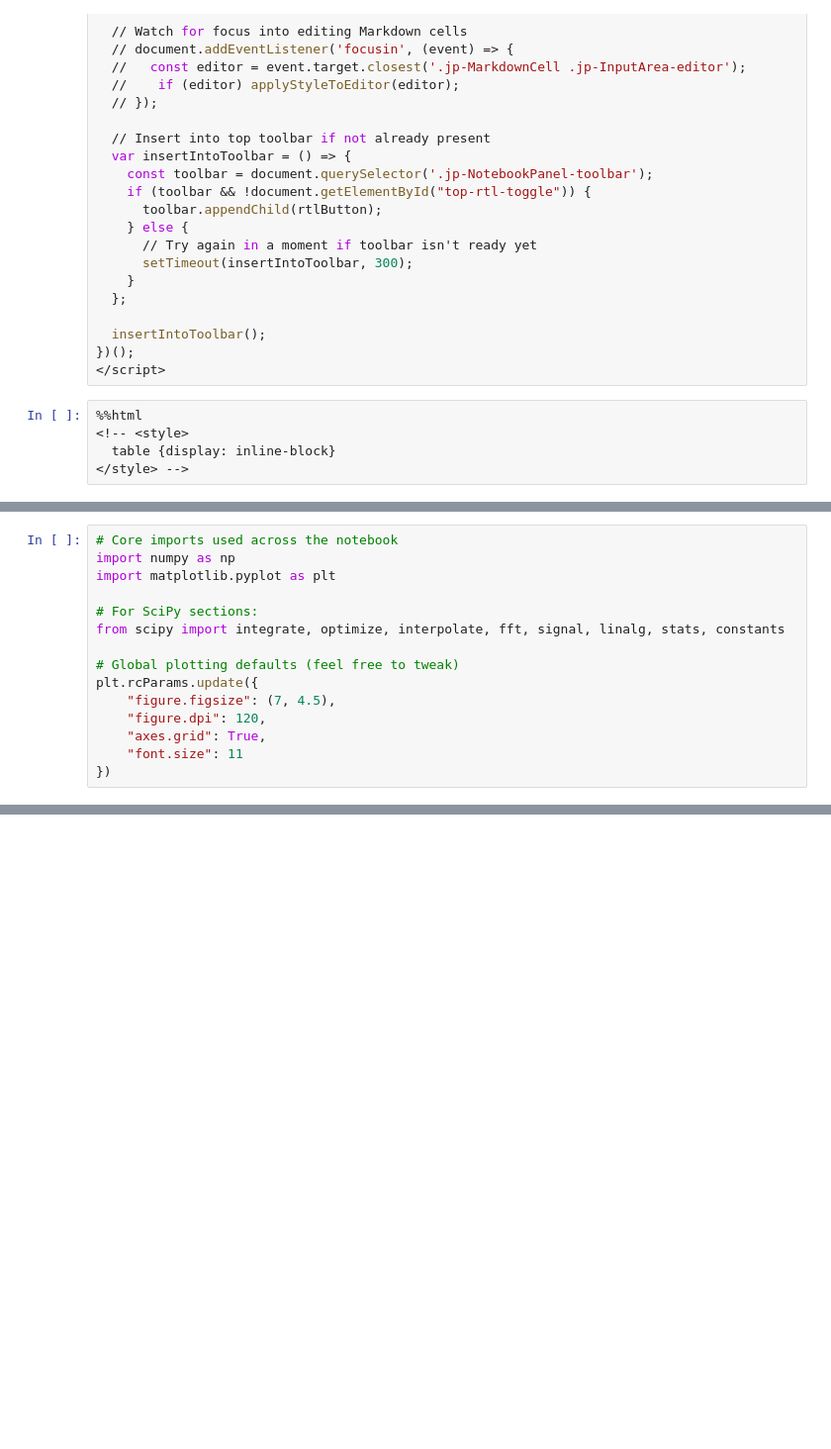
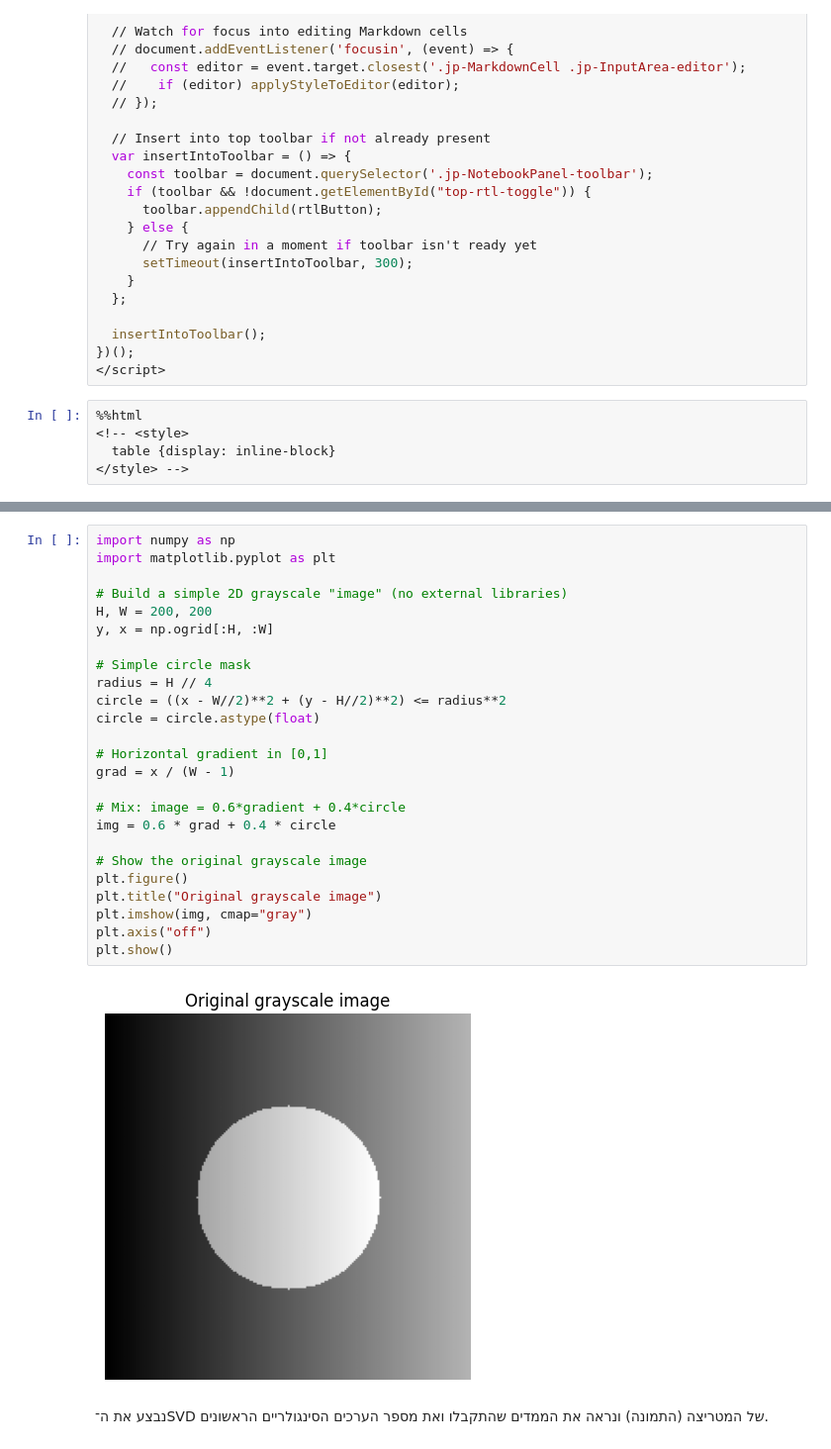
Before and after one commit to artumek-tau/computers-for-physics, a Jupyter notebook: _sources/9_week.ipynb, the cells around one changed output, grey strips where cells are left out. Shown at 99% size. Drawn from its saved outputs; the diff is of its cells as text; blank space fills up the shorter version.

```diff
--- a/_sources/9_week.ipynb
+++ b/_sources/9_week.ipynb
@@ -80,15 +59,0 @@
-# %%
-# Core imports used across the notebook
-import numpy as np
-import matplotlib.pyplot as plt
-
-# For SciPy sections:
-from scipy import integrate, optimize, interpolate, fft, signal, linalg, stats, constants
-
-# Global plotting defaults (feel free to tweak)
-plt.rcParams.update({
-    "figure.figsize": (7, 4.5),
-    "figure.dpi": 120,
-    "axes.grid": True,
-    "font.size": 11
-})
@@ -1769,0 +932,29 @@ print(f"Estimated Q ~ {Q_hat:.2f}")
+# %%
+import numpy as np
+import matplotlib.pyplot as plt
+
+# Build a simple 2D grayscale "image" (no external libraries)
+H, W = 200, 200
+y, x = np.ogrid[:H, :W]
+
+# Simple circle mask
+radius = H // 4
+circle = ((x - W//2)**2 + (y - H//2)**2) <= radius**2
+circle = circle.astype(float)
+
+# Horizontal gradient in [0,1]
+grad = x / (W - 1)
+
+# Mix: image = 0.6*gradient + 0.4*circle
+img = 0.6 * grad + 0.4 * circle
+
+# Show the original grayscale image
+plt.figure()
+plt.title("Original grayscale image")
+plt.imshow(img, cmap="gray")
+plt.axis("off")
+plt.show()
+# %% [output]
+[figure, added]
+# %% [markdown]
+נבצע את ה־SVD של המטריצה (התמונה) ונראה את הממדים שהתקבלו ואת מספר הערכים הסינגולריים הראשונים.
```
Also changed, not shown: parts of 155 cells of this notebook, 52 other files.
